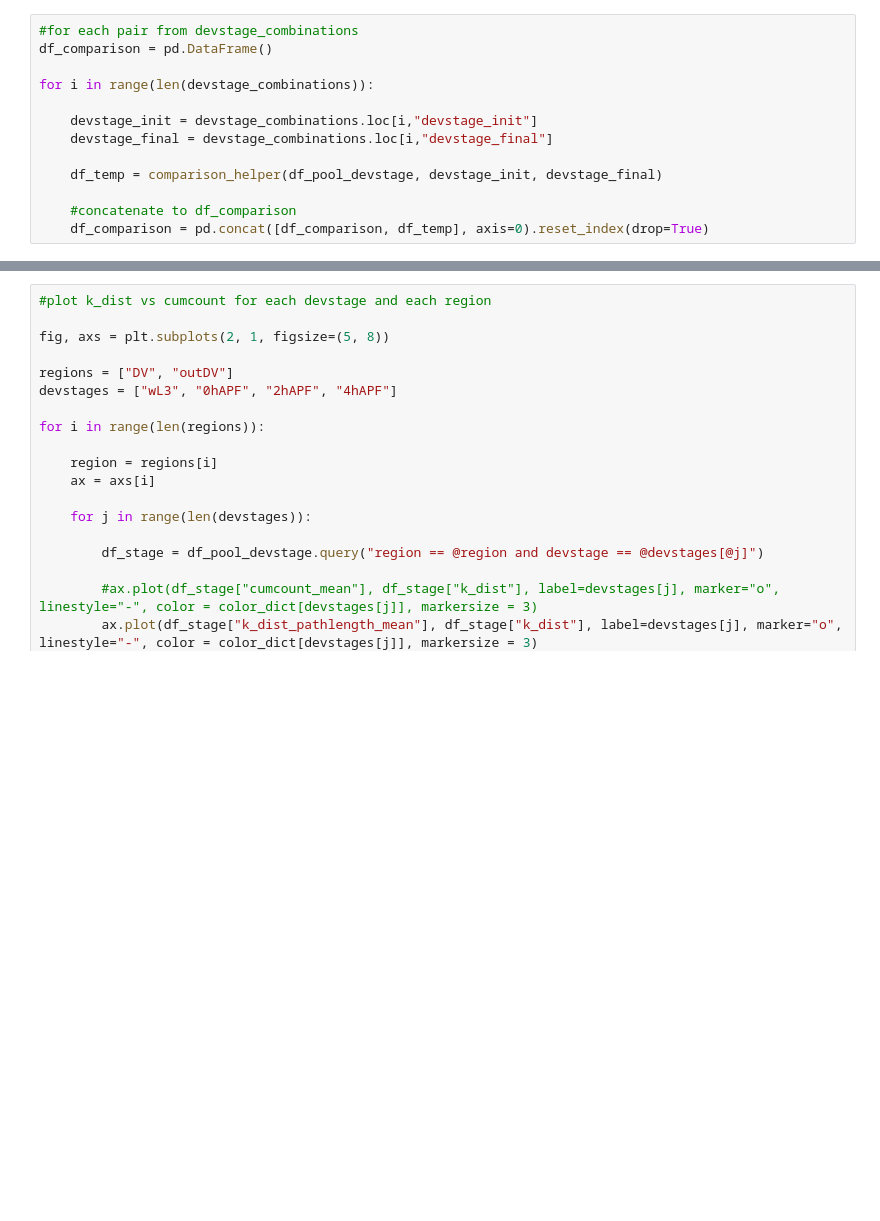
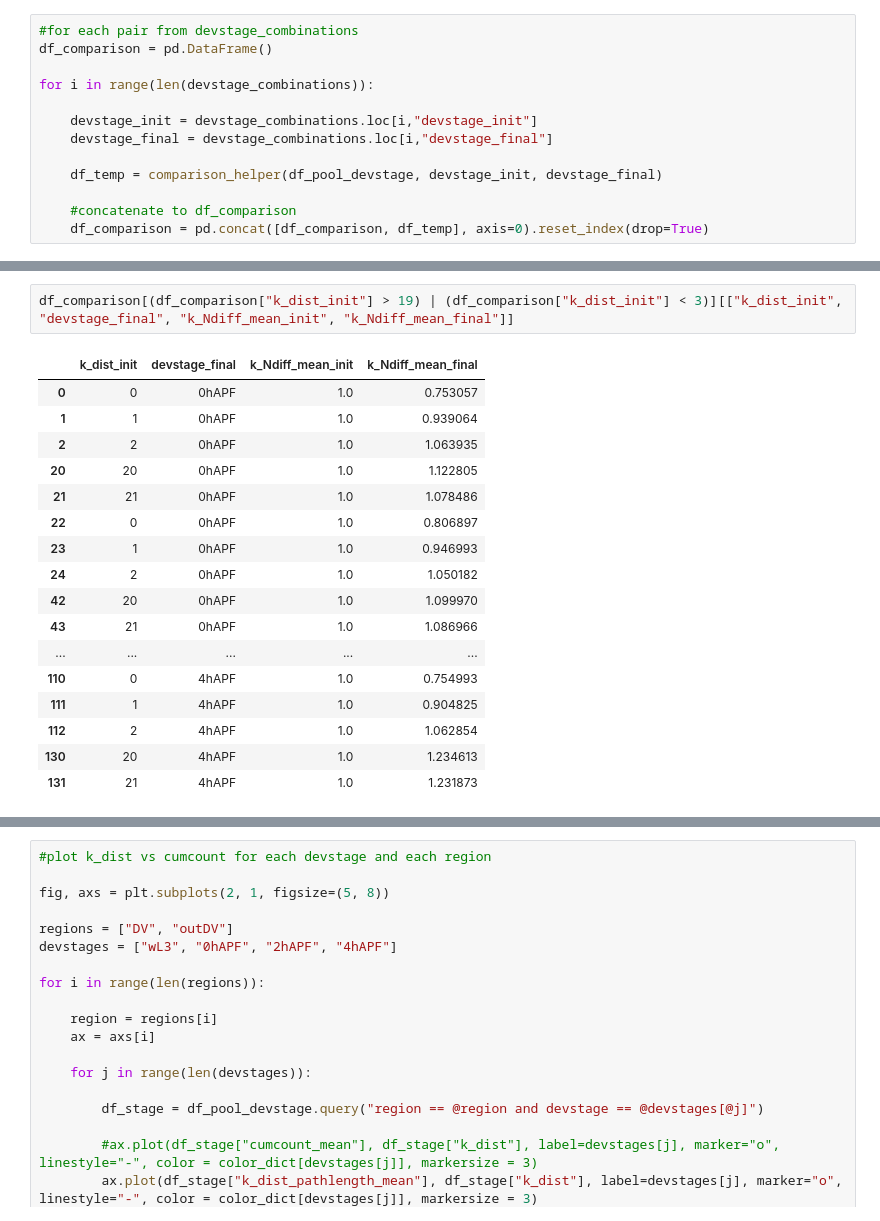
Before and after one commit to abhijeetkrishna/WDeversion_theory, a Jupyter notebook: Experiments/notebooks/prop_comparison_analysis.ipynb, the cells around one changed output, grey strips where cells are left out. Cells and saved outputs as stored; diff of their text form; blank space fills up the shorter version.

```diff
--- a/Experiments/notebooks/prop_comparison_analysis.ipynb
+++ b/Experiments/notebooks/prop_comparison_analysis.ipynb
@@ -224,3 +246,23 @@ df_comparison["ref_pathlength_scaled"] = df_comparison.groupby(["region", "devst
+# %%
+df_comparison[(df_comparison["k_dist_init"] > 19) | (df_comparison["k_dist_init"] < 3)][["k_dist_init", "devstage_final", "k_Ndiff_mean_init", "k_Ndiff_mean_final"]]
+# %% [output]
+|  | k_dist_init | devstage_final | k_Ndiff_mean_init | k_Ndiff_mean_final |
+| 0 | 0 | 0hAPF | 1.0 | 0.753057 |
+| 1 | 1 | 0hAPF | 1.0 | 0.939064 |
+| 2 | 2 | 0hAPF | 1.0 | 1.063935 |
+| 20 | 20 | 0hAPF | 1.0 | 1.122805 |
+| 21 | 21 | 0hAPF | 1.0 | 1.078486 |
+| 22 | 0 | 0hAPF | 1.0 | 0.806897 |
+| 23 | 1 | 0hAPF | 1.0 | 0.946993 |
+| 24 | 2 | 0hAPF | 1.0 | 1.050182 |
+| 42 | 20 | 0hAPF | 1.0 | 1.099970 |
+| 43 | 21 | 0hAPF | 1.0 | 1.086966 |
+| ... | ... | ... | ... | ... |
+| 110 | 0 | 4hAPF | 1.0 | 0.754993 |
+| 111 | 1 | 4hAPF | 1.0 | 0.904825 |
+| 112 | 2 | 4hAPF | 1.0 | 1.062854 |
+| 130 | 20 | 4hAPF | 1.0 | 1.234613 |
+| 131 | 21 | 4hAPF | 1.0 | 1.231873 |
 # %%
 #plot lambda_area_mean vs cumcount_mean for each devstage_final
 lambda_name = "lambda_area"
```
Also changed, not shown: parts of 11 cells of this notebook.
